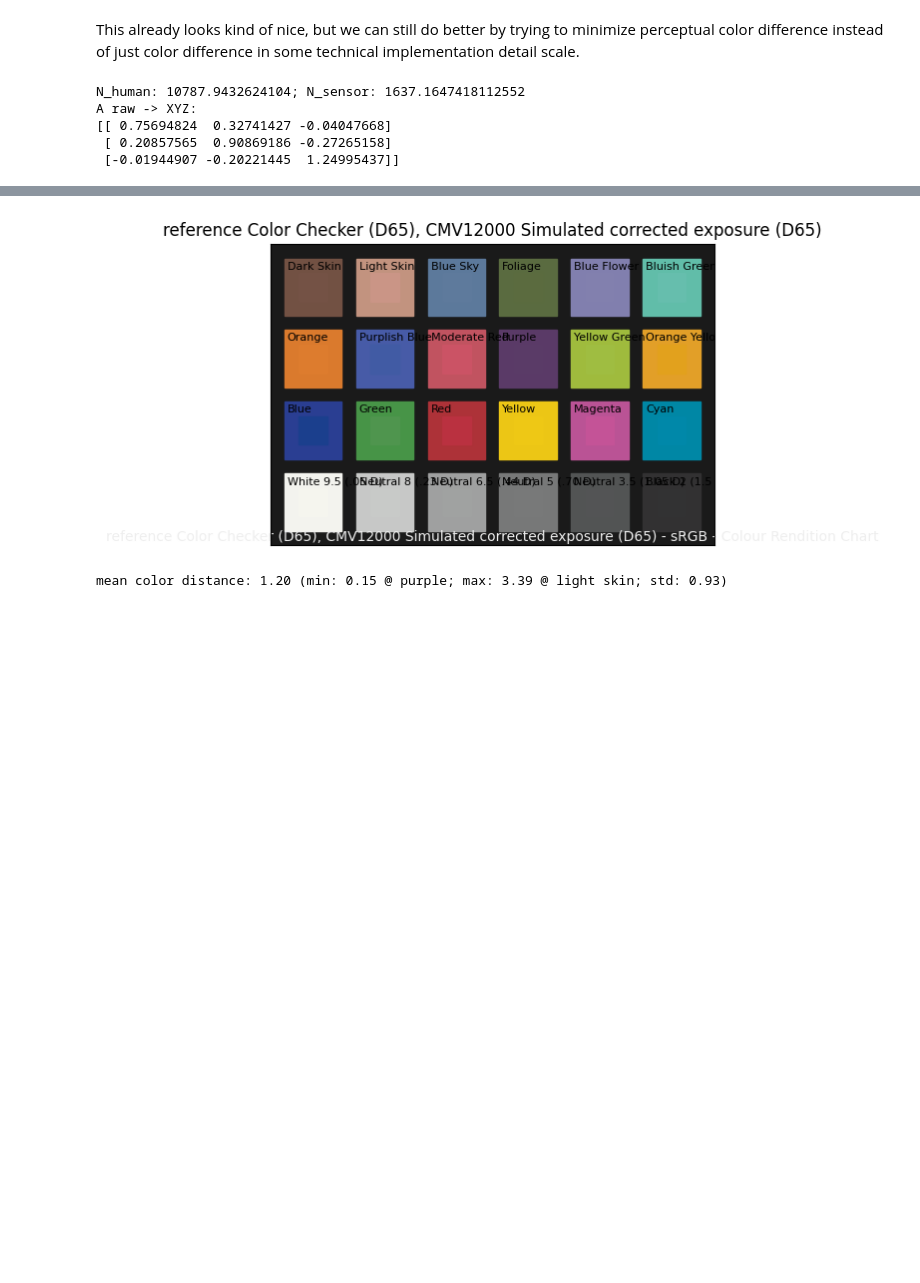
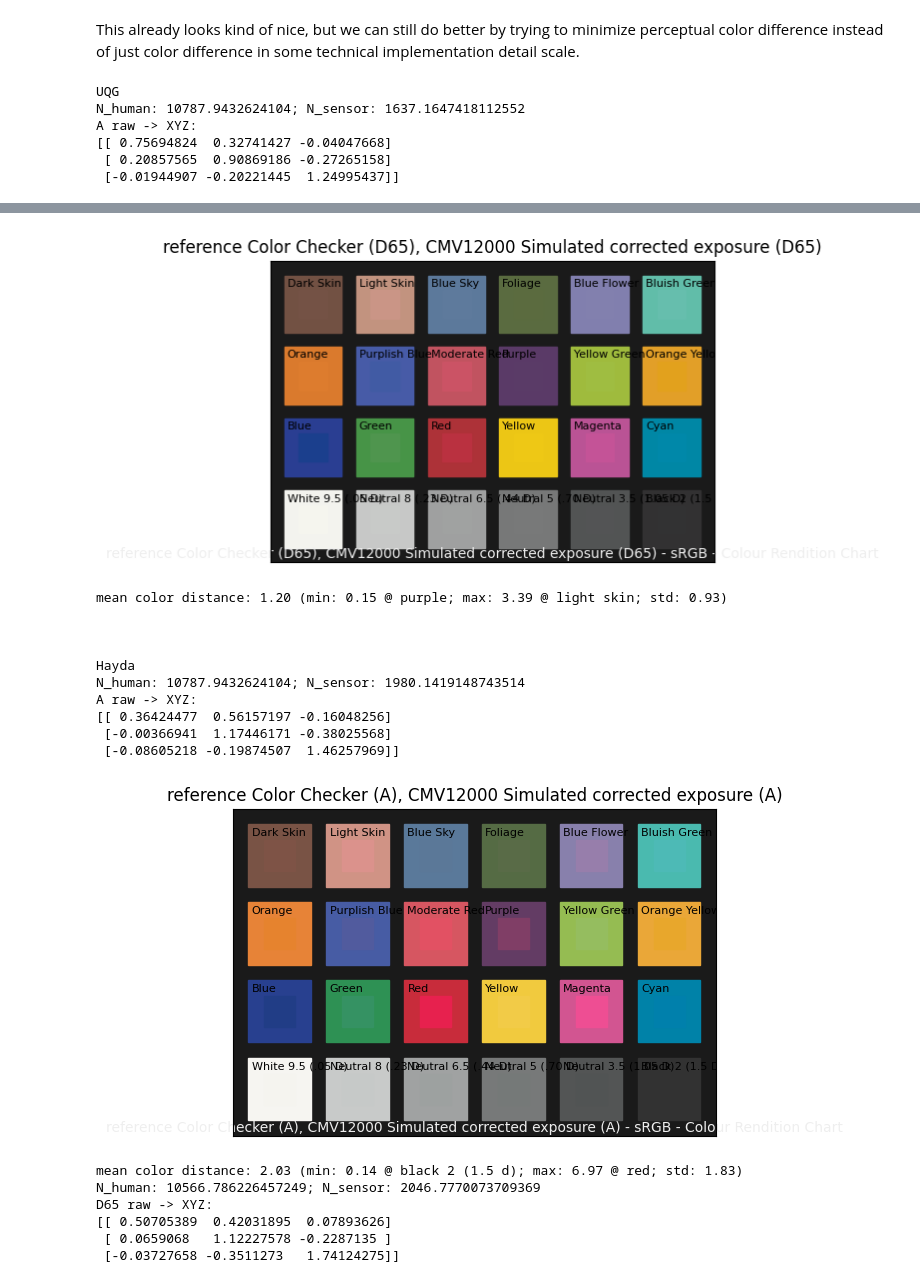
Before and after one commit to anuejn/cmv12k_color_response, a Jupyter notebook: color_matrices.ipynb, the cells around one changed output, grey strips where cells are left out. Saved outputs shown, nothing was run; the diff lists cells and outputs as text; code cells hidden in the pictures; blank space fills up the shorter version.

Commit message:
compare ir cut filters

```diff
--- a/color_matrices.ipynb
+++ b/color_matrices.ipynb
@@ -199,33 +199,37 @@ def find_raw_transform(raw, xyz):
     result = scipy.optimize.minimize(cost, np.ones((9,)))
     return np.reshape(result.x, (3, 3))
 
-for iluminant in ['A', 'D65']:
-    iluminant_sd = align(colour.SDS_ILLUMINANTS[iluminant])
+for filter in [filter_uqg, filter_hayda, filter_hoya]:
+    sensor = colour.MultiSpectralDistributions([align(x) * align(filter) for x in [red, green, blue]])
+    print(filter.name)
+    for iluminant in ['A', 'D65']:
+        iluminant_sd = align(colour.SDS_ILLUMINANTS[iluminant])
 
-    K = 100
-    N_human = simulate_exposure(iluminant_sd, colour.MSDS_CMFS['CIE 1931 2 Degree Standard Observer'].to_sds()[1])
-    N_sensor = simulate_exposure(iluminant_sd, sensor.to_sds()[1])
-    print(f"N_human: {N_human}; N_sensor: {N_sensor}")
+        K = 100
+        N_human = simulate_exposure(iluminant_sd, colour.MSDS_CMFS['CIE 1931 2 Degree Standard Observer'].to_sds()[1])
+        N_sensor = simulate_exposure(iluminant_sd, sensor.to_sds()[1])
+        print(f"N_human: {N_human}; N_sensor: {N_sensor}")
 
-    xyz_data = []
-    raw_data = []
-    for patch in color_checker.data.keys():
-        xyz_data.append(colour.colorimetry.sd_to_XYZ(color_checker[patch], illuminant=iluminant_sd))
-        raw_data.append((K / N_sensor) * simulate_exposure(align(color_checker[patch]) * align(iluminant_sd), sensor))
+        xyz_data = []
+        raw_data = []
+        for patch in color_checker.data.keys():
+            xyz_data.append(colour.colorimetry.sd_to_XYZ(color_checker[patch], illuminant=iluminant_sd))
+            raw_data.append((K / N_sensor) * simulate_exposure(align(color_checker[patch]) * align(iluminant_sd), sensor))
 
 
-    def print_rust_matrix(matrix):
-        for row in matrix:
-            print(" ".join(f"({(round(f * 10000)):.0f}, 10000), " for f in row))
+        def print_rust_matrix(matrix):
+            for row in matrix:
+                print(" ".join(f"({(round(f * 10000)):.0f}, 10000), " for f in row))
 
 
-    print(f"{iluminant} raw -> XYZ:")
-    print(corr_matrix := find_raw_transform(raw_data, xyz_data))
+        print(f"{iluminant} raw -> XYZ:")
+        print(corr_matrix := find_raw_transform(raw_data, xyz_data))
 
-    plot_color_checker_compare(lambda sd: np.dot(corr_matrix, (1 / N_sensor) * simulate_exposure(sd, sensor)), iluminant)
+        plot_color_checker_compare(lambda sd: np.dot(corr_matrix, (1 / N_sensor) * simulate_exposure(sd, sensor)), iluminant)
 
-    print()
+    print("\n\n")
 # %% [output]
+UQG
 N_human: 10787.9432624104; N_sensor: 1637.1647418112552
 A raw -> XYZ:
 [[ 0.75694824  0.32741427 -0.04047668]
@@ -237,7 +240,23 @@ mean color distance: 0.84 (min: 0.02 @ neutral 6.5 (.44 d); max: 2.65 @ cyan; st
 N_human: 10566.786226457249; N_sensor: 1908.3531316308158
 D65 raw -> XYZ:
 [[ 0.98037466  0.25807412  0.10938014]
  [ 0.30071061  0.98412467 -0.19524227]
  [ 0.0411538  -0.36326222  1.64741696]]
 [figure]
 mean color distance: 1.20 (min: 0.15 @ purple; max: 3.39 @ light skin; std: 0.93)
+
+
+
+Hayda
+N_human: 10787.9432624104; N_sensor: 1980.1419148743514
+A raw -> XYZ:
+[[ 0.36424477  0.56157197 -0.16048256]
+ [-0.00366941  1.17446171 -0.38025568]
+ [-0.08605218 -0.19874507  1.46257969]]
+[figure, added]
+mean color distance: 2.03 (min: 0.14 @ black 2 (1.5 d); max: 6.97 @ red; std: 1.83)
+N_human: 10566.786226457249; N_sensor: 2046.7770073709369
+D65 raw -> XYZ:
+[[ 0.50705389  0.42031895  0.07893626]
+ [ 0.0659068   1.12227578 -0.2287135 ]
+ [-0.03727658 -0.3511273   1.74124275]]
```
Also changed, not shown: parts of 2 cells of this notebook.
